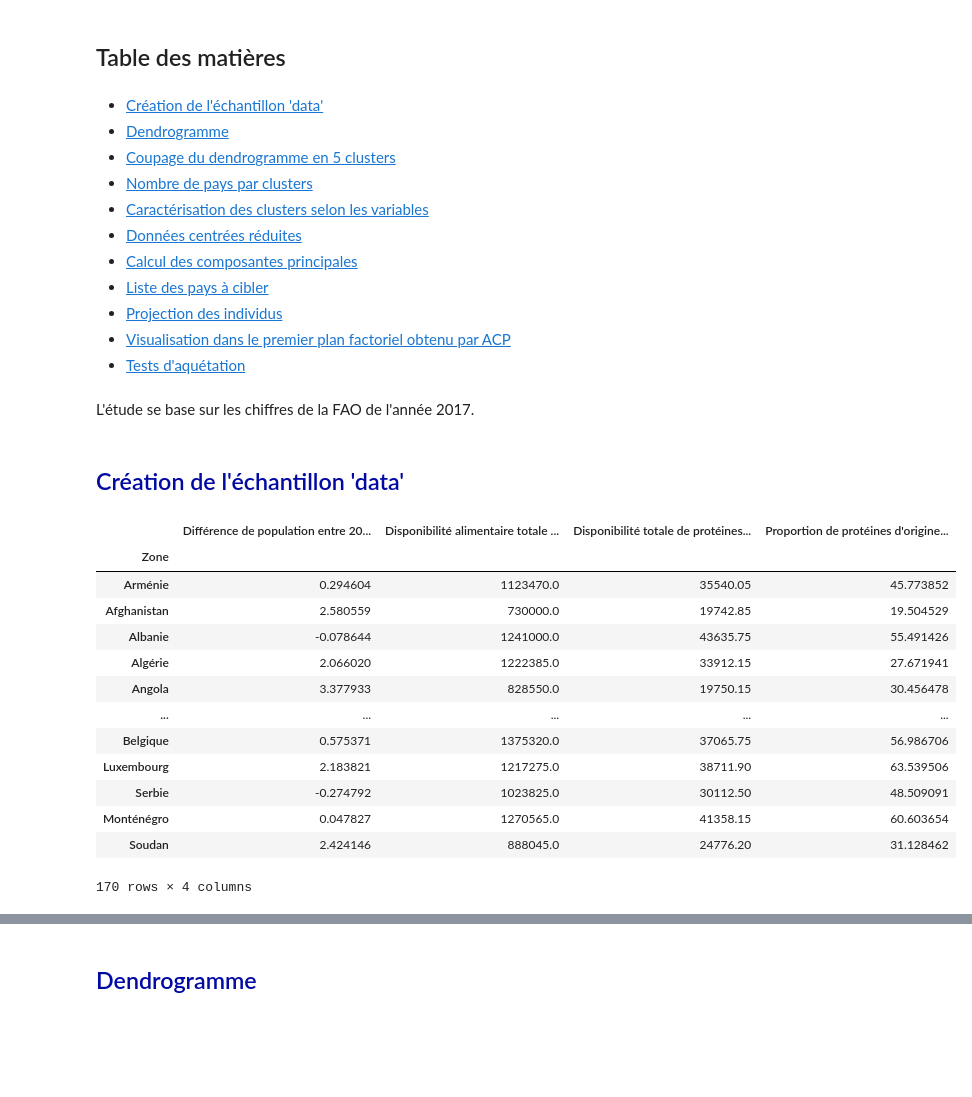
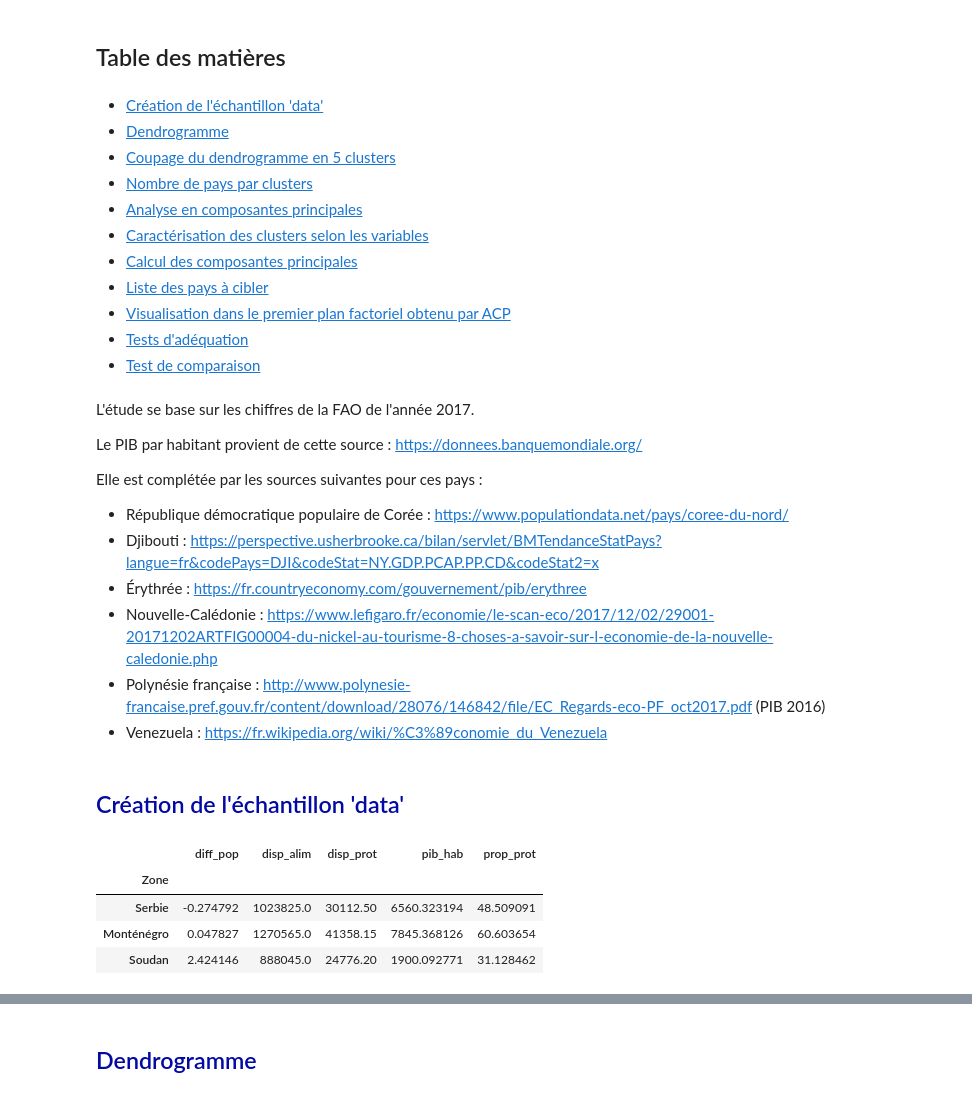
Before and after one commit to MattSioll/DataAnalyst, a Jupyter notebook: Projet 5/Projet 5.ipynb, the cells around one changed output, grey strips where cells are left out. Saved outputs shown, nothing was run; the diff lists cells and outputs as text; code cells hidden in the pictures; blank space fills up the shorter version.

```diff
--- a/Projet 5/Projet 5.ipynb
+++ b/Projet 5/Projet 5.ipynb
@@ -5,13 +5,13 @@
 - [Dendrogramme](#chapitre_2)
 - [Coupage du dendrogramme en 5 clusters](#chapitre_3)
 - [Nombre de pays par clusters](#chapitre_4)
-- [Caractérisation des clusters selon les variables](#chapitre_5)
-- [Données centrées réduites](#chapitre_6)
+- [Analyse en composantes principales](#chapitre_5)
+- [Caractérisation des clusters selon les variables](#chapitre_6)
 - [Calcul des composantes principales](#chapitre_7)
 - [Liste des pays à cibler](#chapitre_8)
-- [Projection des individus](#chapitre_9)
-- [Visualisation dans le premier plan factoriel obtenu par ACP](#chapitre_10)
-- [Tests d'aquétation](#chapitre_11)
+- [Visualisation dans le premier plan factoriel obtenu par ACP](#chapitre_9)
+- [Tests d'adéquation](#chapitre_10)
+- [Test de comparaison](#chapitre_11)
 # %%
 import numpy as np
 import pandas as pd
@@ -26,9 +26,19 @@ warnings.filterwarnings('ignore')
 population = pd.read_csv("population_2016_2017.csv")
 dispAlim = pd.read_csv("disp_alim_totale_2017.csv")
 dispAlimAnimaux = pd.read_csv("disp_alim_animaux_2017.csv")
-#PIBparHab = pd.read_csv("PIB_par_Hab.csv")
+PIBparHab = pd.read_csv("PIB_par_Hab.csv", sep=";", decimal = ",")
-# %% [markdown]
-L'étude se base sur les chiffres de la FAO de l'année 2017.
+# %% [markdown]
+L'étude se base sur les chiffres de la FAO de l'année 2017.
+
+Le PIB par habitant provient de cette source : https://donnees.banquemondiale.org/
+
+Elle est complétée par les sources suivantes pour ces pays :
+   - République démocratique populaire de Corée : https://www.populationdata.net/pays/coree-du-nord/
+   - Djibouti : https://perspective.usherbrooke.ca/bilan/servlet/BMTendanceStatPays?langue=fr&codePays=DJI&codeStat=NY.GDP.PCAP.PP.CD&codeStat2=x
+   - Érythrée : https://fr.countryeconomy.com/gouvernement/pib/erythree
+   - Nouvelle-Calédonie : https://www.lefigaro.fr/economie/le-scan-eco/2017/12/02/29001-20171202ARTFIG00004-du-nickel-au-tourisme-8-choses-a-savoir-sur-l-economie-de-la-nouvelle-caledonie.php
+   - Polynésie française : http://www.polynesie-francaise.pref.gouv.fr/content/download/28076/146842/file/EC_Regards-eco-PF_oct2017.pdf (PIB 2016)
+   - Venezuela : https://fr.wikipedia.org/wiki/%C3%89conomie_du_Venezuela
 # %% [markdown]
 <a id="chapitre_1"></a>
 ## <span style="color: #030aa4">Création de l'échantillon 'data'</span>
@@ -48,9 +58,9 @@ dataPop = population.loc[ : ,('Code zone','Zone','Année','Valeur')]\
 
 dataPop = dataPop[dataPop["Code zone"]!=351]
 
-# Création colonne "Différence de population entre 2016 et 2017" :
+# Création colonne "Différence de population entre 2016 et 2017 en %" :
 
-dataPop['Différence de population entre 2016 et 2017 en %'] = ((dataPop[2017]-dataPop[2016])/dataPop[2016])*100
+dataPop['diff_pop'] = ((dataPop[2017]-dataPop[2016])/dataPop[2016])*100
 
 # Création de dataAlim pour la disponibilité alimentaire totale :
 
@@ -59,55 +69,51 @@ dataAlim = dispAlim.pivot_table(index =['Zone','Code zone'],
                    .loc[ : ,('Disponibilité alimentaire (Kcal/personne/jour)',
                              'Disponibilité de protéines en quantité (g/personne/jour)')]\
                    .reset_index()\
-                   .rename(columns={'Disponibilité alimentaire (Kcal/personne/jour)':'Disponibilité alimentaire totale (Kcal/personne)',
-                                    'Disponibilité de protéines en quantité (g/personne/jour)':'Disponibilité totale de protéines en quantité (g/personne)'})
-dataAlim['Disponibilité alimentaire totale (Kcal/personne)'] *= 365
-dataAlim['Disponibilité totale de protéines en quantité (g/personne)'] *= 365
+                   .rename(columns={'Disponibilité alimentaire (Kcal/personne/jour)':'disp_alim',
+                                    'Disponibilité de protéines en quantité (g/personne/jour)':'disp_prot'})
+dataAlim['disp_alim'] *= 365
+dataAlim['disp_prot'] *= 365
 
 # Suppression des valeurs incohérentes :
 
-dataAlim = dataAlim.drop(dataAlim[dataAlim['Disponibilité alimentaire totale (Kcal/personne)']<0].index)\
-                   .drop(dataAlim[dataAlim['Disponibilité totale de protéines en quantité (g/personne)']<0].index)\
+dataAlim = dataAlim.drop(dataAlim[dataAlim['disp_alim']<0].index)\
+                   .drop(dataAlim[dataAlim['disp_prot']<0].index)\
                    .drop_duplicates()
 
 # Création de dataAnim pour la disponibilité alimentaire animale :
 
 dataAnim = dispAlimAnimaux.pivot_table(index =['Zone','Code zone'],
                             columns='Élément', values='Valeur', aggfunc = sum)\
                           .loc[ : ,('Disponibilité de protéines en quantité (g/personne/jour)')]\
                           .reset_index()\
                           .rename(columns={'Disponibilité de protéines en quantité (g/personne/jour)':"Disponibilité d'origine animale de protéines en quantité (g/personne)"})
 dataAnim["Disponibilité d'origine animale de protéines en quantité (g/personne)"] *= 365
 
 # Suppression des valeurs incohérentes :
 
 dataAnim = dataAnim.drop(dataAnim[dataAnim["Disponibilité d'origine animale de protéines en quantité (g/personne)"]<0].index)\
                    .drop_duplicates()
 
-# Jointure de dataPop, dataAlim et dataAnim :
+# Jointure de dataPop, dataAlim, dataAnim et PIBparHab :
+
+PIBparHab = PIBparHab.reset_index()\
+                     .rename(columns={'PIB par hab.  En US Dollar 2017':"pib_hab"})
 
 data = pd.merge(dataPop, dataAlim)
 data = pd.merge(data, dataAnim)
+data = pd.merge(data, PIBparHab)
 
-data["Proportion de protéines d'origine animale par rapport à quantité totale de protéines dans disponibilité alimentaire en %"] = (data["Disponibilité d'origine animale de protéines en quantité (g/personne)"]/data['Disponibilité totale de protéines en quantité (g/personne)'])*100
+data["prop_prot"] = (data["Disponibilité d'origine animale de protéines en quantité (g/personne)"]/data['disp_prot'])*100
 
-data = data.drop(columns=['Code zone',2016,2017,"Disponibilité d'origine animale de protéines en quantité (g/personne)"])\
+data = data.drop(columns=['Code zone',2016,2017,"Disponibilité d'origine animale de protéines en quantité (g/personne)","index"])\
            .set_index('Zone')
 
-data
+
+data.tail(3)
 # %% [output]
-|  | Différence de population entre 20... | Disponibilité alimentaire totale ... | Disponibilité totale de protéines... | Proportion de protéines d'origine... |
-| Zone |  |  |  |  |
-| Arménie | 0.294604 | 1123470.0 | 35540.05 | 45.773852 |
-| Afghanistan | 2.580559 | 730000.0 | 19742.85 | 19.504529 |
-| Albanie | -0.078644 | 1241000.0 | 43635.75 | 55.491426 |
-| Algérie | 2.066020 | 1222385.0 | 33912.15 | 27.671941 |
-| Angola | 3.377933 | 828550.0 | 19750.15 | 30.456478 |
-| ... | ... | ... | ... | ... |
-| Belgique | 0.575371 | 1375320.0 | 37065.75 | 56.986706 |
-| Luxembourg | 2.183821 | 1217275.0 | 38711.90 | 63.539506 |
-| Serbie | -0.274792 | 1023825.0 | 30112.50 | 48.509091 |
-| Monténégro | 0.047827 | 1270565.0 | 41358.15 | 60.603654 |
-| Soudan | 2.424146 | 888045.0 | 24776.20 | 31.128462 |
+|  | diff_pop | disp_alim | disp_prot | pib_hab | prop_prot |
+| Zone |  |  |  |  |  |
+| Serbie | -0.274792 | 1023825.0 | 30112.50 | 6560.323194 | 48.509091 |
+| Monténégro | 0.047827 | 1270565.0 | 41358.15 | 7845.368126 | 60.603654 |
+| Soudan | 2.424146 | 888045.0 | 24776.20 | 1900.092771 | 31.128462 |
-170 rows × 4 columns
 # %% [markdown]
```
Also changed, not shown: parts of 57 cells of this notebook.
